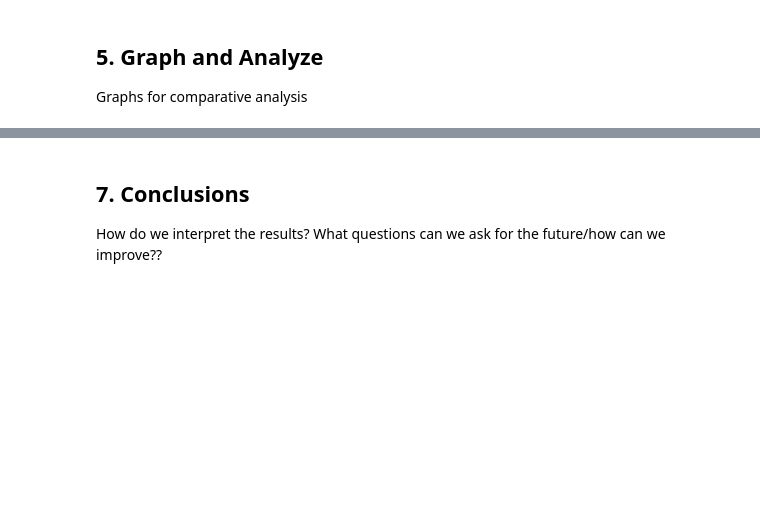
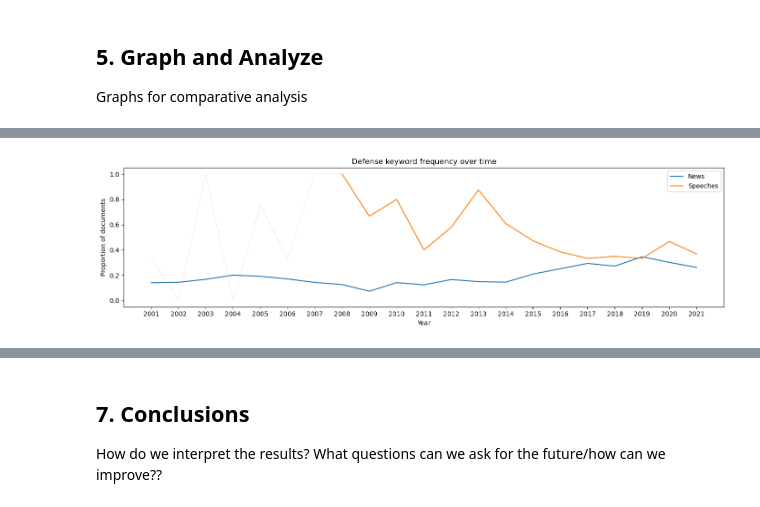
Before and after one commit to ninaudagawa/Media-Politics, a Jupyter notebook: project/notebooks/media_politics_guide.ipynb, the cells around one changed output, grey strips where cells are left out. Saved outputs shown, nothing was run; the diff lists cells and outputs as text; code cells hidden in the pictures; blank space fills up the shorter version.

```diff
--- a/project/notebooks/media_politics_guide.ipynb
+++ b/project/notebooks/media_politics_guide.ipynb
@@ -26,0 +200,13 @@ What do the statistics and graphs say? What are the trends?
+# %%
+# Read cleaned CSV data for Japan's news and speeches into dataframes
+JPspeeches_df = pd.read_csv('../data/clean/japan_speeches_cleaned.csv')
+JPnews_df = pd.read_csv('../data/clean/japan_news_cleaned.csv')
+
+news_results = keyword_yearly_counts(JPnews_df)
+speech_results = keyword_yearly_counts(JPspeeches_df)
+# %%
+# Output Graphs from graph_articles.py for 'defense' keyword group as an example
+
+plot_category('defense', news_results, speech_results, labels=['News', 'Speeches'])
+# %% [output]
+[figure, added]
```
Also changed, not shown: parts of 23 cells of this notebook, 4 other files.
